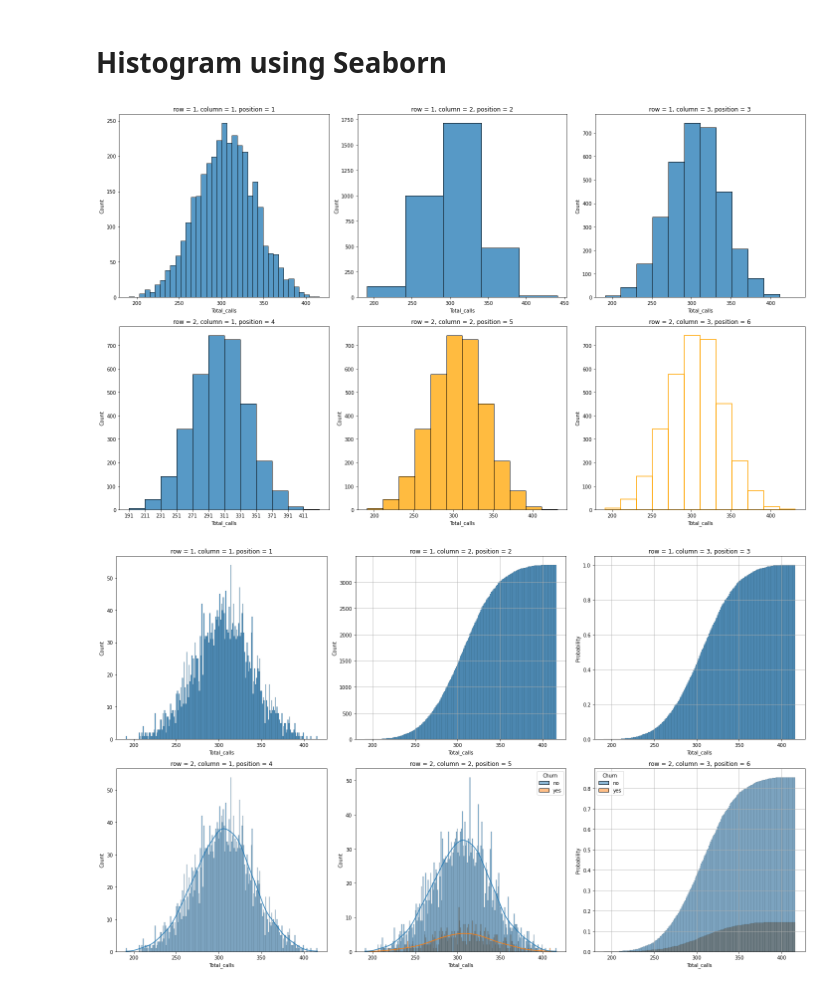
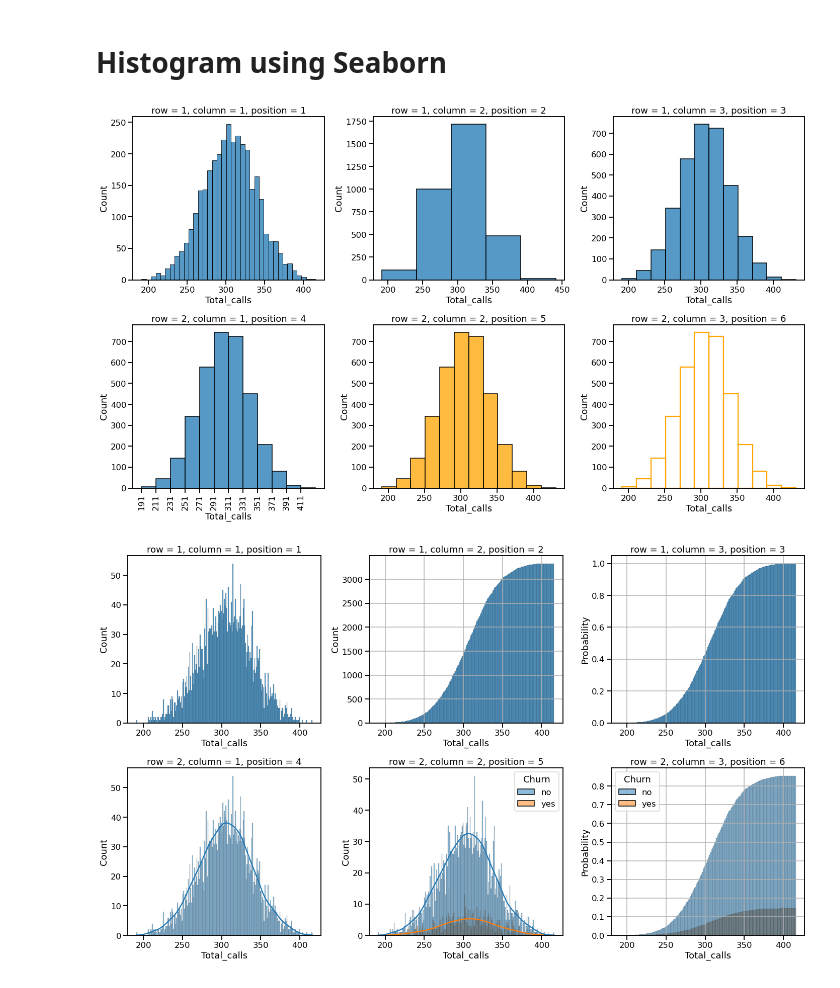
Before and after one commit to SKawsar/Data_Visualization_with_Python, a Jupyter notebook: Lecture_6.ipynb, the cells around one changed output. Cells and saved outputs as stored; diff of their text form; code cells hidden in the pictures.

```diff
--- a/Lecture_6.ipynb
+++ b/Lecture_6.ipynb
@@ -40,6 +40,8 @@ import numpy as np
 # required librairies for data visualization
 import matplotlib.pyplot as plt
 import seaborn as sns
+
+sns.set_context('talk')
 # %% [markdown]
 Dataset: cellular usage dataset that consists of records of actual cell phone that include specific features such as
 
@@ -91,35 +93,35 @@ df.describe()
 # %%
 plt.figure(figsize=(20,12))
 
 plt.subplot(2,3,1)
 sns.histplot(data=df, x='Total_calls')
 plt.title("row = 1, column = 1, position = 1")
 
 plt.subplot(2,3,2)
 sns.histplot(data=df, x='Total_calls', binwidth=50)
 plt.title("row = 1, column = 2, position = 2")
 
 plt.subplot(2,3,3)
 sns.histplot(data=df, x='Total_calls', binwidth=20)
 plt.title("row = 1, column = 3, position = 3")
 
 plt.subplot(2,3,4)
 sns.histplot(data=df, x='Total_calls', binwidth=20)
-plt.xticks(np.arange(191, 417, 20))
+plt.xticks(np.arange(191, 417, 20), rotation=90)
 plt.title("row = 2, column = 1, position = 4")
 
 plt.subplot(2,3,5)
 sns.histplot(data=df, x='Total_calls', binwidth=20, color='orange')
 plt.title("row = 2, column = 2, position = 5")
 
 plt.subplot(2,3,6)
 sns.histplot(data=df, x='Total_calls', binwidth=20, color='orange', fill=False)
 plt.title("row = 2, column = 3, position = 6")
 
 plt.tight_layout()
 plt.show()
 # %% [output]
-[figure, old version]
+[figure, new version]
 # %%
 plt.figure(figsize=(20,12))
 
@@ -153,7 +155,7 @@ plt.title("row = 2, column = 3, position = 6")
 plt.tight_layout()
 plt.show()
 # %% [output]
-[figure, old version]
+[figure, new version]
 # %% [markdown]
 ![image.png](attachment:image.png)
 
```
